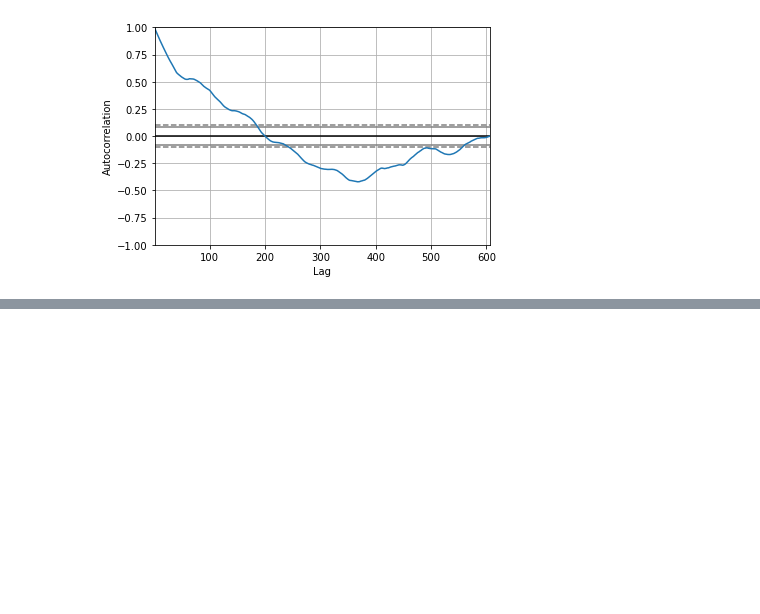
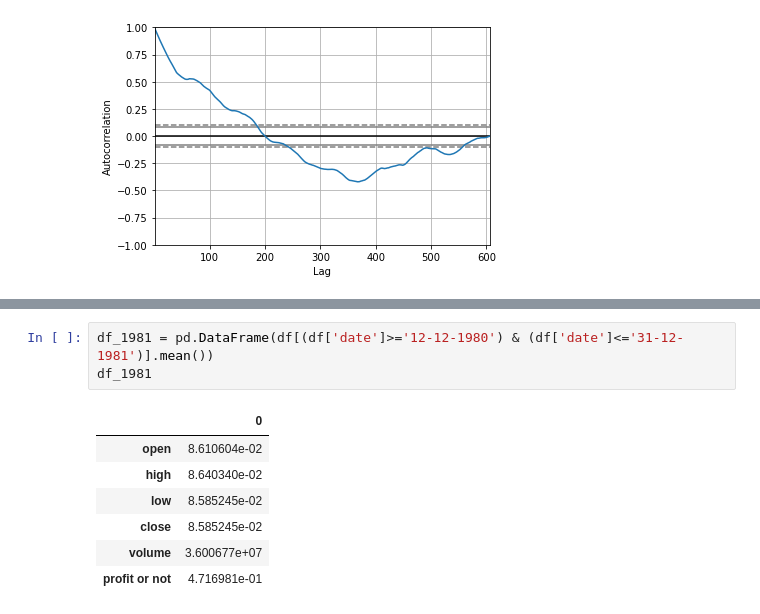
Before and after one commit to Shambhurajdesai/Time-Series, a Jupyter notebook: Untitled.ipynb, the cells around one changed output, grey strips where cells are left out. Drawn from its saved outputs; the diff is of its cells as text; blank space fills up the shorter version.

```diff
--- a/Untitled.ipynb
+++ b/Untitled.ipynb
@@ -231,0 +252,11 @@ pd.plotting.autocorrelation_plot(df_2019['close'])
+# %%
+df_1981 = pd.DataFrame(df[(df['date']>='12-12-1980') & (df['date']<='31-12-1981')].mean())
+df_1981
+# %% [output]
+|  | 0 |
+| open | 8.610604e-02 |
+| high | 8.640340e-02 |
+| low | 8.585245e-02 |
+| close | 8.585245e-02 |
+| volume | 3.600677e+07 |
+| profit or not | 4.716981e-01 |
```
Also changed, not shown: parts of 5 cells of this notebook.
